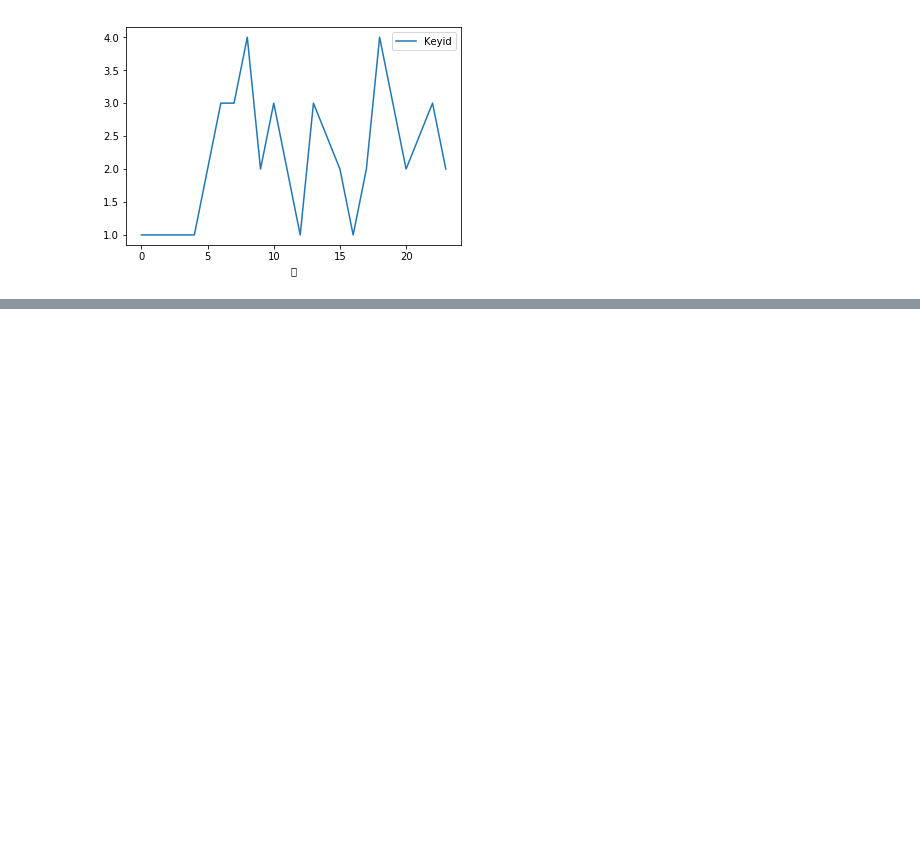
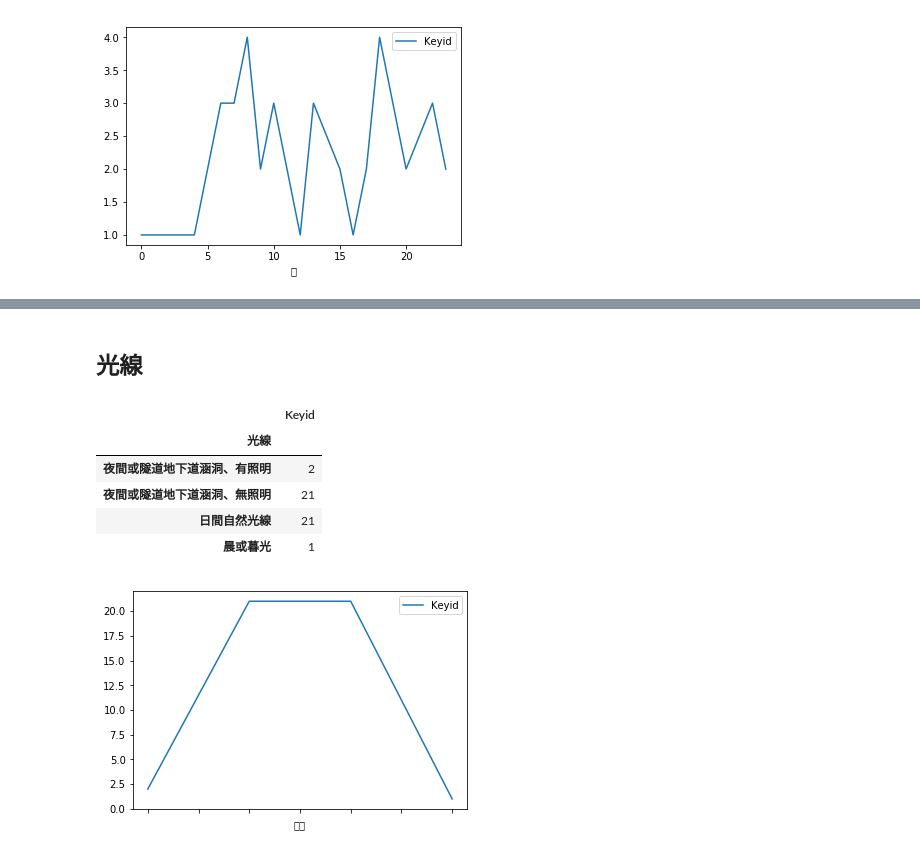
Before and after one commit to joannachou713/Etc-competition, a Jupyter notebook: 道路狀況.ipynb, the cells around one changed output, grey strips where cells are left out. Cells and saved outputs as stored; diff of their text form; code cells hidden in the pictures; blank space fills up the shorter version.

```diff
--- a/道路狀況.ipynb
+++ b/道路狀況.ipynb
@@ -110,0 +144,14 @@ df_hour.groupby(['時']).count().plot()
+# %% [markdown]
+## 光線
+# %%
+df_weather = df[['光線', 'Keyid']]
+df_weather.groupby(['光線']).count().plot()
+df_weather.groupby(['光線']).count()
+# %% [output]
+|  | Keyid |
+| 光線 |  |
+| 夜間或隧道地下道涵洞、有照明 | 2 |
+| 夜間或隧道地下道涵洞、無照明 | 21 |
+| 日間自然光線 | 21 |
+| 晨或暮光 | 1 |
+[figure, added]
```
Also changed, not shown: parts of 8 cells of this notebook.
